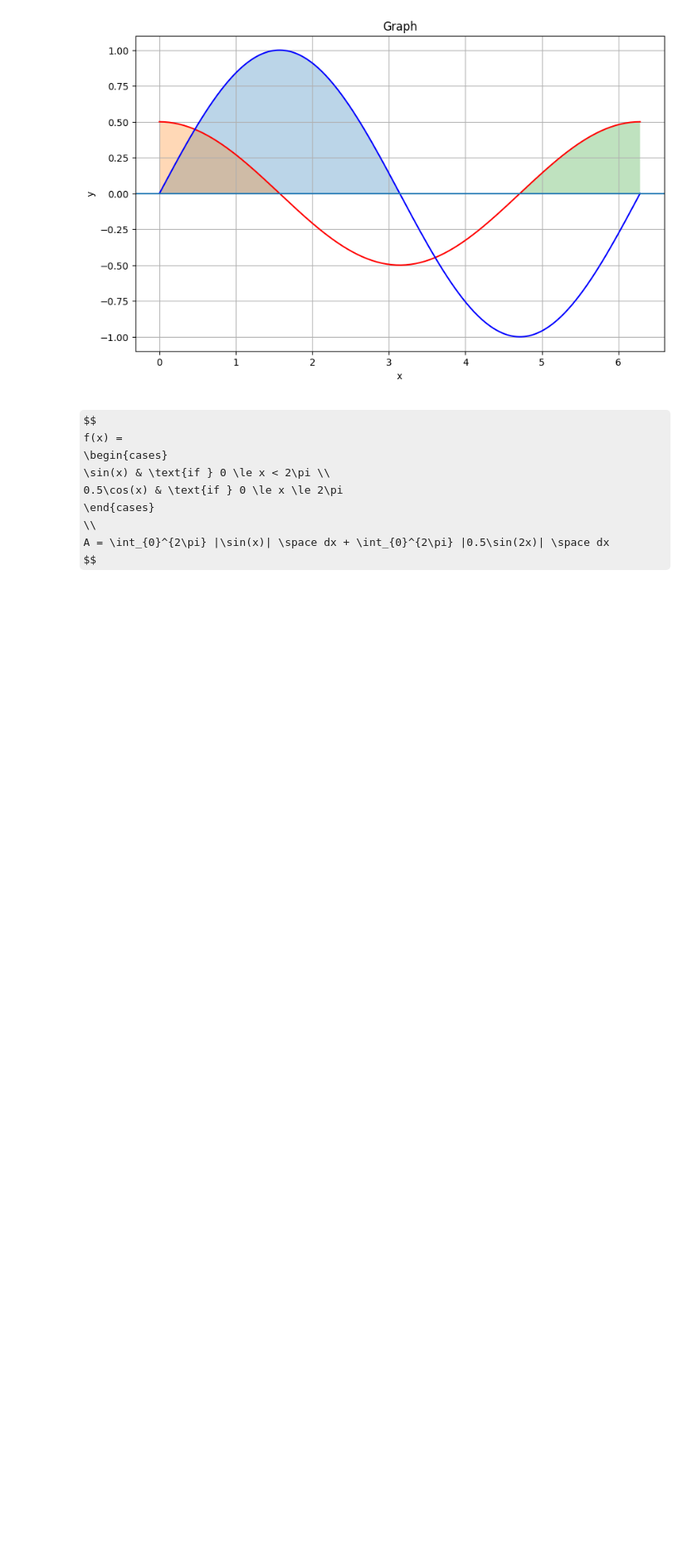
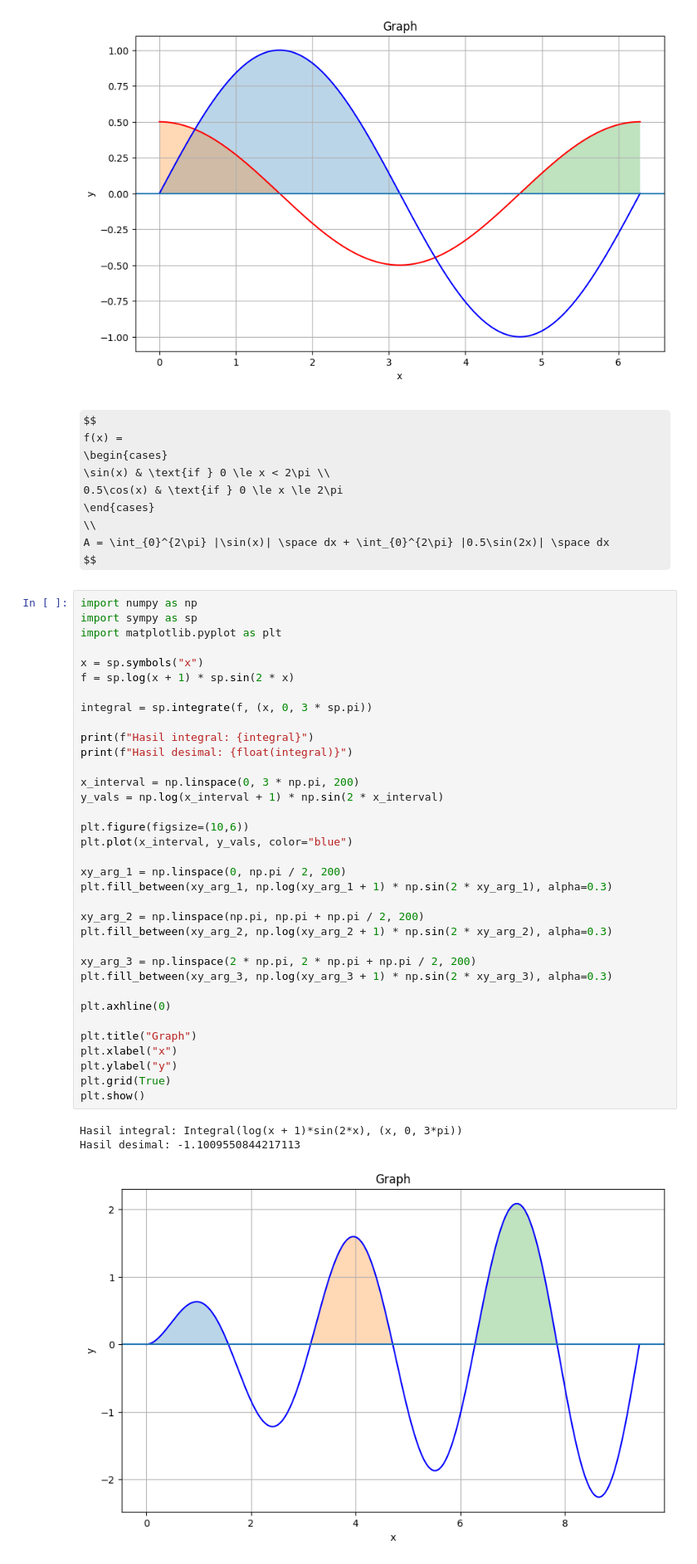
Before and after one commit to ValerieAttila09/math-py, a Jupyter notebook: calculus-2.ipynb, the cells around one changed output. Shown at 83% size. Drawn from its saved outputs; the diff is of its cells as text; some formulas as TeX source; blank space fills up the shorter version.

```diff
--- a/calculus-2.ipynb
+++ b/calculus-2.ipynb
@@ -219,3 +219,42 @@ f(x) =
 \\
 A = \int_{0}^{2\pi} |\sin(x)| \space dx + \int_{0}^{2\pi} |0.5\sin(2x)| \space dx
 $$
+# %%
+import numpy as np
+import sympy as sp
+import matplotlib.pyplot as plt
+
+x = sp.symbols("x")
+f = sp.log(x + 1) * sp.sin(2 * x)
+
+integral = sp.integrate(f, (x, 0, 3 * sp.pi))
+
+print(f"Hasil integral: {integral}")
+print(f"Hasil desimal: {float(integral)}")
+
+x_interval = np.linspace(0, 3 * np.pi, 200)
+y_vals = np.log(x_interval + 1) * np.sin(2 * x_interval)
+
+plt.figure(figsize=(10,6))
+plt.plot(x_interval, y_vals, color="blue")
+
+xy_arg_1 = np.linspace(0, np.pi / 2, 200)
+plt.fill_between(xy_arg_1, np.log(xy_arg_1 + 1) * np.sin(2 * xy_arg_1), alpha=0.3)
+
+xy_arg_2 = np.linspace(np.pi, np.pi + np.pi / 2, 200)
+plt.fill_between(xy_arg_2, np.log(xy_arg_2 + 1) * np.sin(2 * xy_arg_2), alpha=0.3)
+
+xy_arg_3 = np.linspace(2 * np.pi, 2 * np.pi + np.pi / 2, 200)
+plt.fill_between(xy_arg_3, np.log(xy_arg_3 + 1) * np.sin(2 * xy_arg_3), alpha=0.3)
+
+plt.axhline(0)
+
+plt.title("Graph")
+plt.xlabel("x")
+plt.ylabel("y")
+plt.grid(True)
+plt.show()
+# %% [output]
+Hasil integral: Integral(log(x + 1)*sin(2*x), (x, 0, 3*pi))
+Hasil desimal: -1.1009550844217113
+[figure, added]
```
